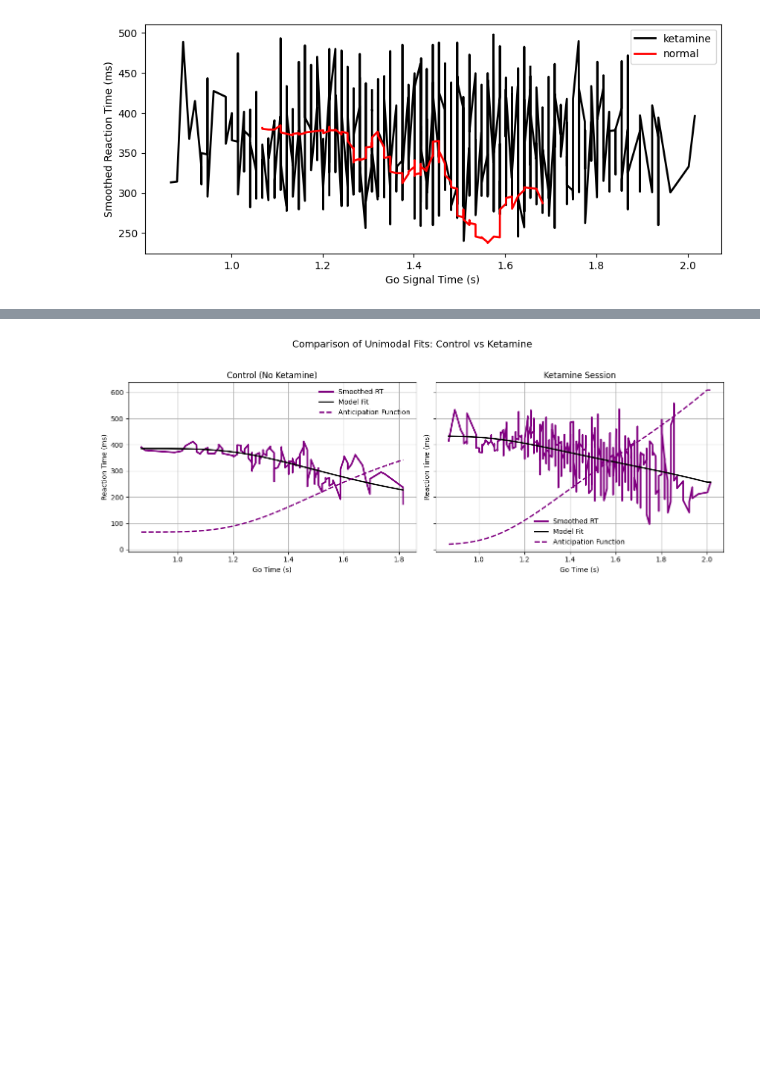
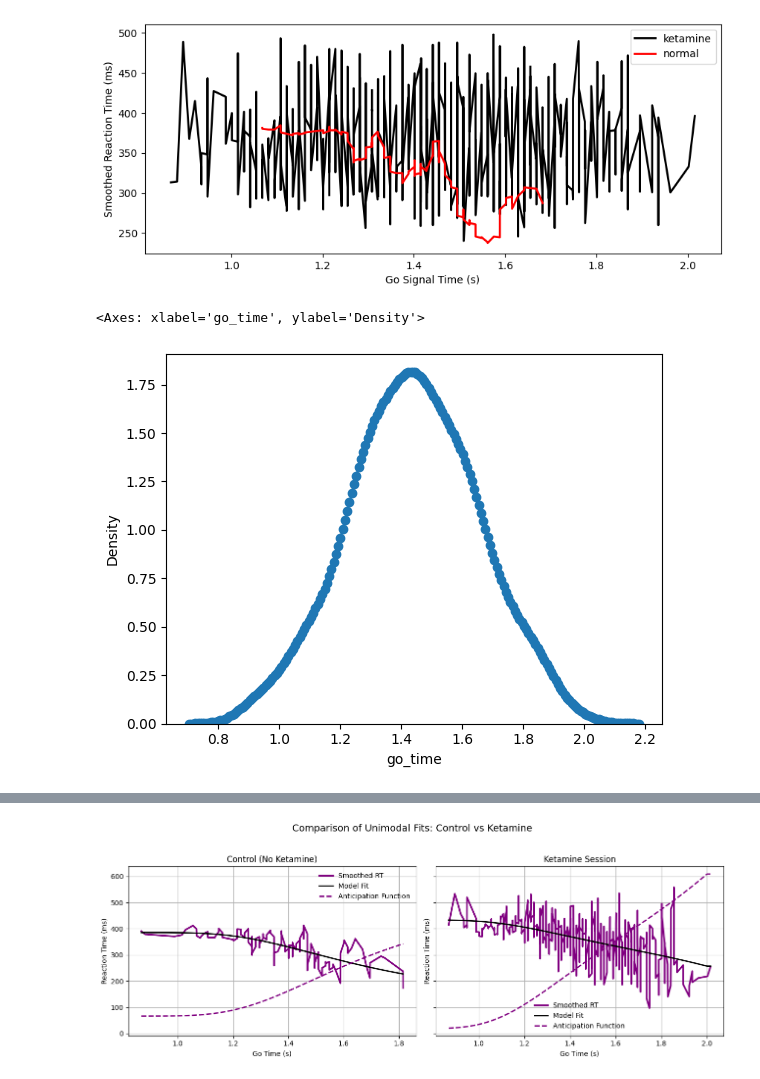
Before and after one commit to Da4kek/Temporal-Dynamics, a Jupyter notebook: Ketamine_data_analysis.ipynb, the cells around one changed output, grey strips where cells are left out. Cells and saved outputs as stored; diff of their text form; code cells hidden in the pictures; blank space fills up the shorter version.

```diff
--- a/Ketamine_data_analysis.ipynb
+++ b/Ketamine_data_analysis.ipynb
@@ -196,3 +196,8 @@ plt.legend()
 # %% [output]
 <matplotlib.legend.Legend at 0x...>
 [figure]
+# %%
+sns.kdeplot(df["go_time"], label="Go Time Distribution",marker = 'o')
+# %% [output]
+<Axes: xlabel='go_time', ylabel='Density'>
+[figure, added]
```
Also changed, not shown: parts of 4 cells of this notebook.
